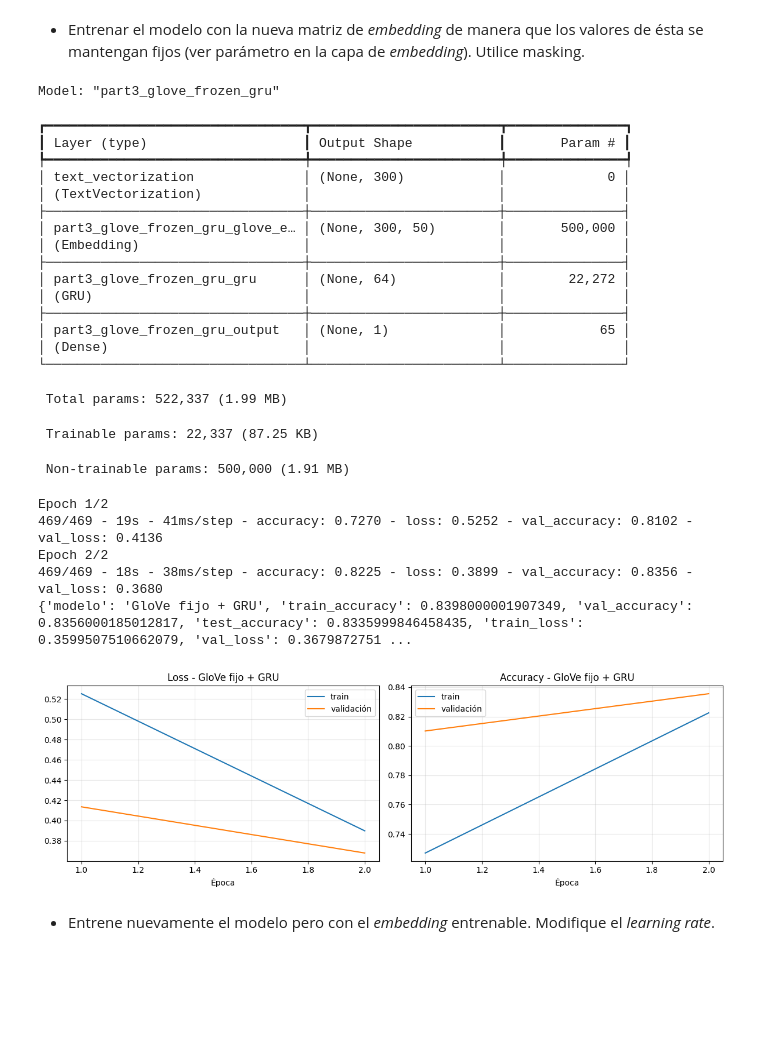
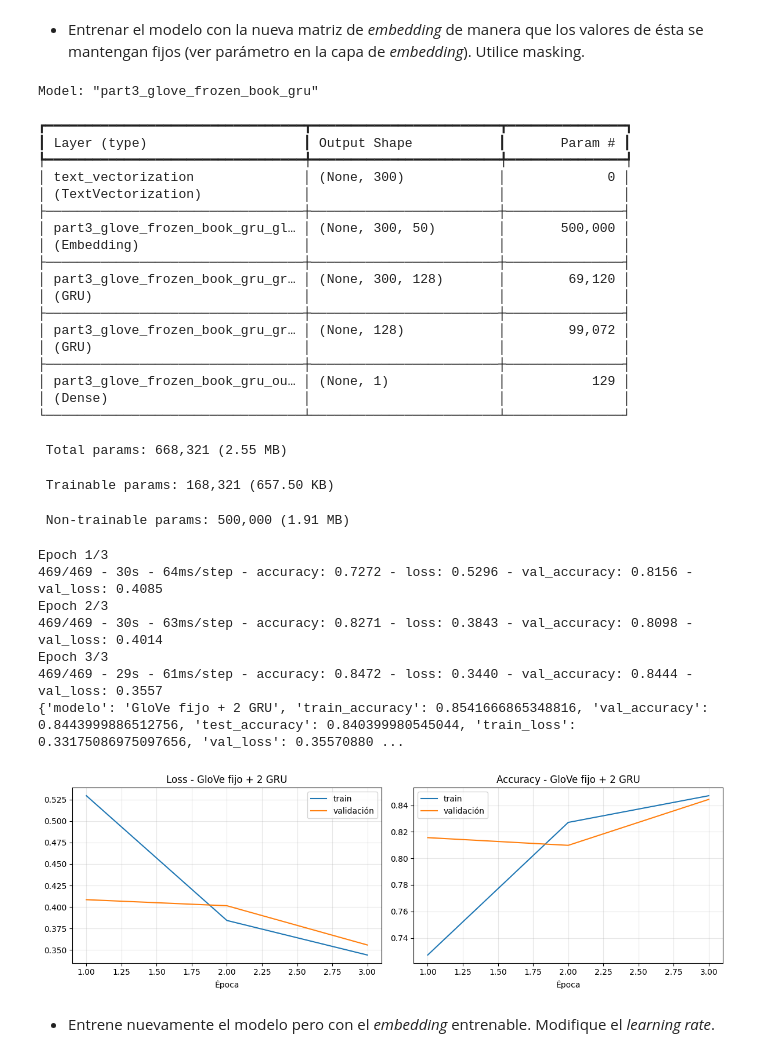
Before and after one commit to srodriguez-lefebre/Machine-Learning-Notebooks, a Jupyter notebook: 9TAA_NLP.ipynb, the cells around one changed output. Cells and saved outputs as stored; diff of their text form; code cells hidden in the pictures; blank space fills up the shorter version.

```diff
--- a/9TAA_NLP.ipynb
+++ b/9TAA_NLP.ipynb
@@ -86,9 +76,9 @@ VOCAB_SIZE = 10_000
 MAX_SEQUENCE_LENGTH = 300
 EMBED_SIZE = 128
 GRU_UNITS = 128
-BASE_EPOCHS = 2
-GLOVE_EPOCHS = 2
-PART4_EPOCHS = 2
+BASE_EPOCHS = 5
+GLOVE_EPOCHS = 3
+PART4_EPOCHS = 3
 
 keras.utils.set_random_seed(RANDOM_SEED)
 tf.config.optimizer.set_jit(False)
@@ -375,7 +361,7 @@ El padding introduce ceros artificiales. Por eso en las partes siguientes convie
 # %% [markdown]
 * Cree y entrene el modelo que aparece al final de la sección *Sentiment Analysis* y previo a la sección *Masking* del *Capítulo 16*.
 # %%
-# Parte 2 - Modelo base con embedding entrenable + GRU
+# Parte 2 - Modelo del libro: embedding entrenable + dos GRU
 
 def build_embedding_gru_model(
     name,
@@ -386,6 +372,7 @@ def build_embedding_gru_model(
     mask_zero=False,
     gru_dropout=0.0,
     output_dropout=0.0,
+    learning_rate=1e-3,
 ):
     layers = [
         keras.layers.Input(shape=(1,), dtype=tf.string),
@@ -398,8 +385,14 @@ def build_embedding_gru_model(
         ),
         keras.layers.GRU(
             gru_units,
+            return_sequences=True,
             dropout=gru_dropout,
-            name=f'{name}_gru',
+            name=f'{name}_gru_1',
+        ),
+        keras.layers.GRU(
+            gru_units,
+            dropout=gru_dropout,
+            name=f'{name}_gru_2',
         ),
     ]
     if output_dropout > 0:
@@ -408,14 +401,14 @@ def build_embedding_gru_model(
     model = keras.Sequential(layers, name=name)
     model.compile(
         loss='binary_crossentropy',
-        optimizer='nadam',
+        optimizer=keras.optimizers.Adam(learning_rate=learning_rate),
         metrics=['accuracy'],
     )
     return model
 
 keras.utils.set_random_seed(RANDOM_SEED)
 part2_model = build_embedding_gru_model(
-    'part2_embedding_gru',
+    'part2_book_embedding_gru',
     text_vec_layer,
     mask_zero=False,
 )
@@ -426,7 +419,7 @@ part2_history = part2_model.fit(
     epochs=BASE_EPOCHS,
     verbose=2,
 )
-part2_metrics = evaluate_and_store(part2_model, 'Embedding GRU base', part2_history)
+part2_metrics = evaluate_and_store(part2_model, 'Embedding + 2 GRU base libro', part2_history)
 print(part2_metrics)
-plot_history(part2_history, 'Embedding GRU base')
+plot_history(part2_history, 'Embedding + 2 GRU base libro')
 # %% [output]
@@ -523,7 +540,7 @@ En la corrida, el modelo base sin masking quedó prácticamente en azar: validat
 # Parte 2 - Regularización para mitigar sobreajuste
 keras.utils.set_random_seed(RANDOM_SEED + 2)
 regularized_model = build_embedding_gru_model(
-    'part2_regularized_gru',
+    'part2_regularized_book_gru',
     text_vec_layer,
     embed_size=96,
     gru_units=96,
@@ -540,9 +557,9 @@ regularized_history = regularized_model.fit(
 )
 regularized_metrics = evaluate_and_store(
     regularized_model,
-    'Embedding GRU regularizado',
+    'Embedding + 2 GRU regularizado',
     regularized_history,
 )
 print(regularized_metrics)
-plot_history(regularized_history, 'Embedding GRU regularizado')
+plot_history(regularized_history, 'Embedding + 2 GRU regularizado')
 # %% [output]
@@ -735,64 +758,70 @@ def build_glove_gru_model(name, trainable_embedding, learning_rate=1e-3):
                 trainable=trainable_embedding,
                 name=f'{name}_glove_embedding',
             ),
-            keras.layers.GRU(64, name=f'{name}_gru'),
+            keras.layers.GRU(128, return_sequences=True, name=f'{name}_gru_1'),
+            keras.layers.GRU(128, name=f'{name}_gru_2'),
             keras.layers.Dense(1, activation='sigmoid', name=f'{name}_output'),
         ],
         name=name,
     )
     model.compile(
         loss='binary_crossentropy',
-        optimizer=keras.optimizers.Nadam(learning_rate=learning_rate),
+        optimizer=keras.optimizers.Adam(learning_rate=learning_rate),
         metrics=['accuracy'],
     )
     return model
 
 keras.utils.set_random_seed(RANDOM_SEED + 3)
 glove_frozen_model = build_glove_gru_model(
-    'part3_glove_frozen_gru',
+    'part3_glove_frozen_book_gru',
     trainable_embedding=False,
     learning_rate=1e-3,
 )
 glove_frozen_model.summary()
 glove_frozen_history = glove_frozen_model.fit(
     train_set,
     validation_data=valid_set,
     epochs=GLOVE_EPOCHS,
     verbose=2,
 )
 glove_frozen_metrics = evaluate_and_store(
     glove_frozen_model,
-    'GloVe fijo + GRU',
+    'GloVe fijo + 2 GRU',
     glove_frozen_history,
 )
 print(glove_frozen_metrics)
-plot_history(glove_frozen_history, 'GloVe fijo + GRU')
+plot_history(glove_frozen_history, 'GloVe fijo + 2 GRU')
 # %% [output]
-Model: "part3_glove_frozen_gru"
+Model: "part3_glove_frozen_book_gru"
 ┏━━━━━━━━━━━━━━━━━━━━━━━━━━━━━━━━━┳━━━━━━━━━━━━━━━━━━━━━━━━┳━━━━━━━━━━━━━━━┓
 ┃ Layer (type)                    ┃ Output Shape           ┃       Param # ┃
 ┡━━━━━━━━━━━━━━━━━━━━━━━━━━━━━━━━━╇━━━━━━━━━━━━━━━━━━━━━━━━╇━━━━━━━━━━━━━━━┩
 │ text_vectorization              │ (None, 300)            │             0 │
 │ (TextVectorization)             │                        │               │
 ├─────────────────────────────────┼────────────────────────┼───────────────┤
-│ part3_glove_frozen_gru_glove_e… │ (None, 300, 50)        │       500,000 │
+│ part3_glove_frozen_book_gru_gl… │ (None, 300, 50)        │       500,000 │
 │ (Embedding)                     │                        │               │
 ├─────────────────────────────────┼────────────────────────┼───────────────┤
-│ part3_glove_frozen_gru_gru      │ (None, 64)             │        22,272 │
+│ part3_glove_frozen_book_gru_gr… │ (None, 300, 128)       │        69,120 │
 │ (GRU)                           │                        │               │
 ├─────────────────────────────────┼────────────────────────┼───────────────┤
-│ part3_glove_frozen_gru_output   │ (None, 1)              │            65 │
+│ part3_glove_frozen_book_gru_gr… │ (None, 128)            │        99,072 │
+│ (GRU)                           │                        │               │
+├─────────────────────────────────┼────────────────────────┼───────────────┤
+│ part3_glove_frozen_book_gru_ou… │ (None, 1)              │           129 │
 │ (Dense)                         │                        │               │
 └─────────────────────────────────┴────────────────────────┴───────────────┘
- Total params: 522,337 (1.99 MB)
+ Total params: 668,321 (2.55 MB)
- Trainable params: 22,337 (87.25 KB)
+ Trainable params: 168,321 (657.50 KB)
  Non-trainable params: 500,000 (1.91 MB)
-Epoch 1/2
-469/469 - 19s - 41ms/step - accuracy: 0.7270 - loss: 0.5252 - val_accuracy: 0.8102 - val_loss: 0.4136
-Epoch 2/2
-469/469 - 18s - 38ms/step - accuracy: 0.8225 - loss: 0.3899 - val_accuracy: 0.8356 - val_loss: 0.3680
-{'modelo': 'GloVe fijo + GRU', 'train_accuracy': 0.8398000001907349, 'val_accuracy': 0.8356000185012817, 'test_accuracy': 0.8335999846458435, 'train_loss': 0.3599507510662079, 'val_loss': 0.3679872751 ...
+Epoch 1/3
+469/469 - 30s - 64ms/step - accuracy: 0.7272 - loss: 0.5296 - val_accuracy: 0.8156 - val_loss: 0.4085
+Epoch 2/3
+469/469 - 30s - 63ms/step - accuracy: 0.8271 - loss: 0.3843 - val_accuracy: 0.8098 - val_loss: 0.4014
+Epoch 3/3
+469/469 - 29s - 61ms/step - accuracy: 0.8472 - loss: 0.3440 - val_accuracy: 0.8444 - val_loss: 0.3557
+{'modelo': 'GloVe fijo + 2 GRU', 'train_accuracy': 0.8541666865348816, 'val_accuracy': 0.8443999886512756, 'test_accuracy': 0.840399980545044, 'train_loss': 0.33175086975097656, 'val_loss': 0.35570880 ...
-[figure, old version]
+[figure, new version]
 # %% [markdown]
 * Entrene nuevamente el modelo pero con el *embedding* entrenable. Modifique el *learning rate*.
 # %%
```
Also changed, not shown: parts of 74 cells of this notebook, 1 other file.
